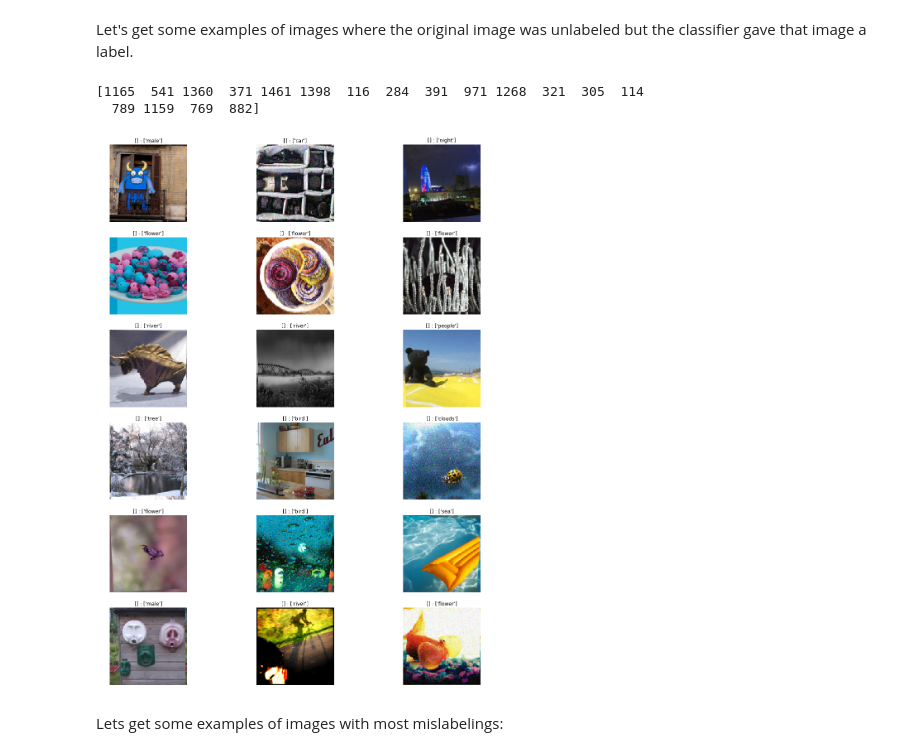
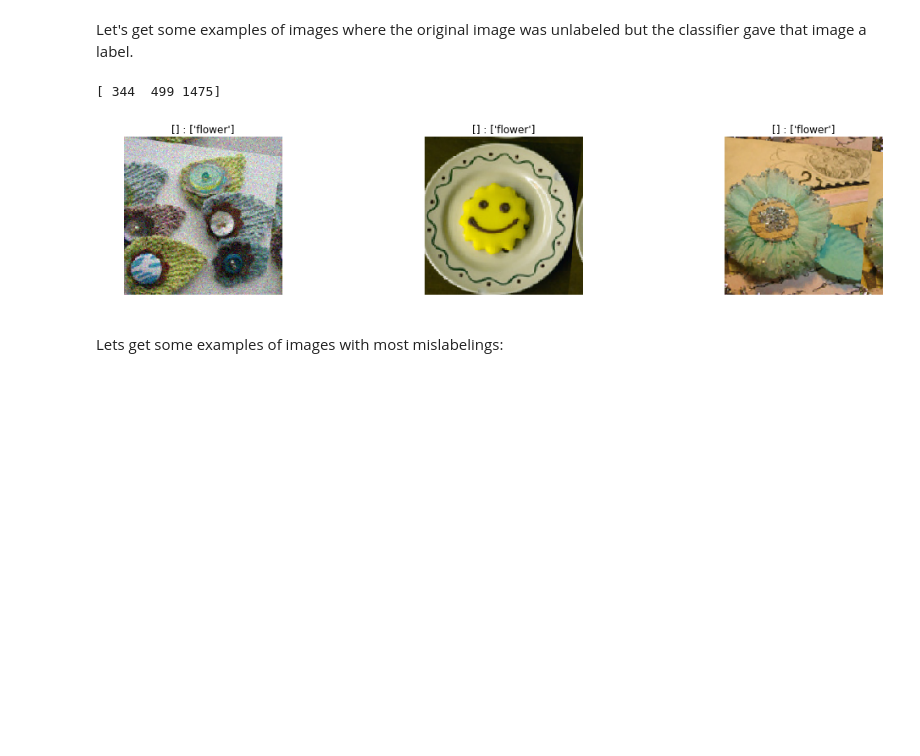
Before and after one commit to MrNerd24/Deep-image-recognition-university-project, a Jupyter notebook: error_analysis.ipynb, the cells around one changed output. Saved outputs shown, nothing was run; the diff lists cells and outputs as text; code cells hidden in the pictures; blank space fills up the shorter version.

```diff
--- a/error_analysis.ipynb
+++ b/error_analysis.ipynb
@@ -241,11 +237,5 @@ inception 2 iteration 1 layer output dimensions 243 * 2 * 2 = 972
 # %%
 def plot_imgs_with_labels(dataset, y_hats, sample, pltsize = 6, rows = 4, cols = 3):
-    """ Used for error analysis.
-    Args:
-      -
-    Kwargs:
-      -
-    returns  """
     labelList = np.array(pd.read_csv("file_to_labels_table.csv").columns[1:])
     pltsize = 6
     rows = 6
@@ -279,14 +269,13 @@ Text(0, 0.5, '# of images')
 # %% [markdown]
 Let's get some examples of images where the original image was unlabeled but the classifier gave that image a label.
 # %%
-idx_set = utils.get_indexes_for_mislabelled_images(testDataset, y_trues, y_hats, mislabels_count = 1, true_labels_count = 0, y_hat_labels_count = 1, operators = [eq, eq] ,sample_size = 18)
+idx_set = utils.get_indexes_for_mislabelled_images(testDataset, y_trues, y_hats, mislabels_count = 1, true_labels_count = 0, y_hat_labels_count = 1, operators = [eq, eq] ,sample_size = 3)
 print(idx_set)
 
 plot_imgs_with_labels(testDataset, y_hats, idx_set, rows = 6, cols = 3)
 # %% [output]
-[1165  541 1360  371 1461 1398  116  284  391  971 1268  321  305  114
-  789 1159  769  882]
+[ 344  499 1475]
-[figure, old version]
+[figure, new version]
 # %% [markdown]
 Lets get some examples of images with most mislabelings:
 # %%
```
Also changed, not shown: parts of 8 cells of this notebook.
